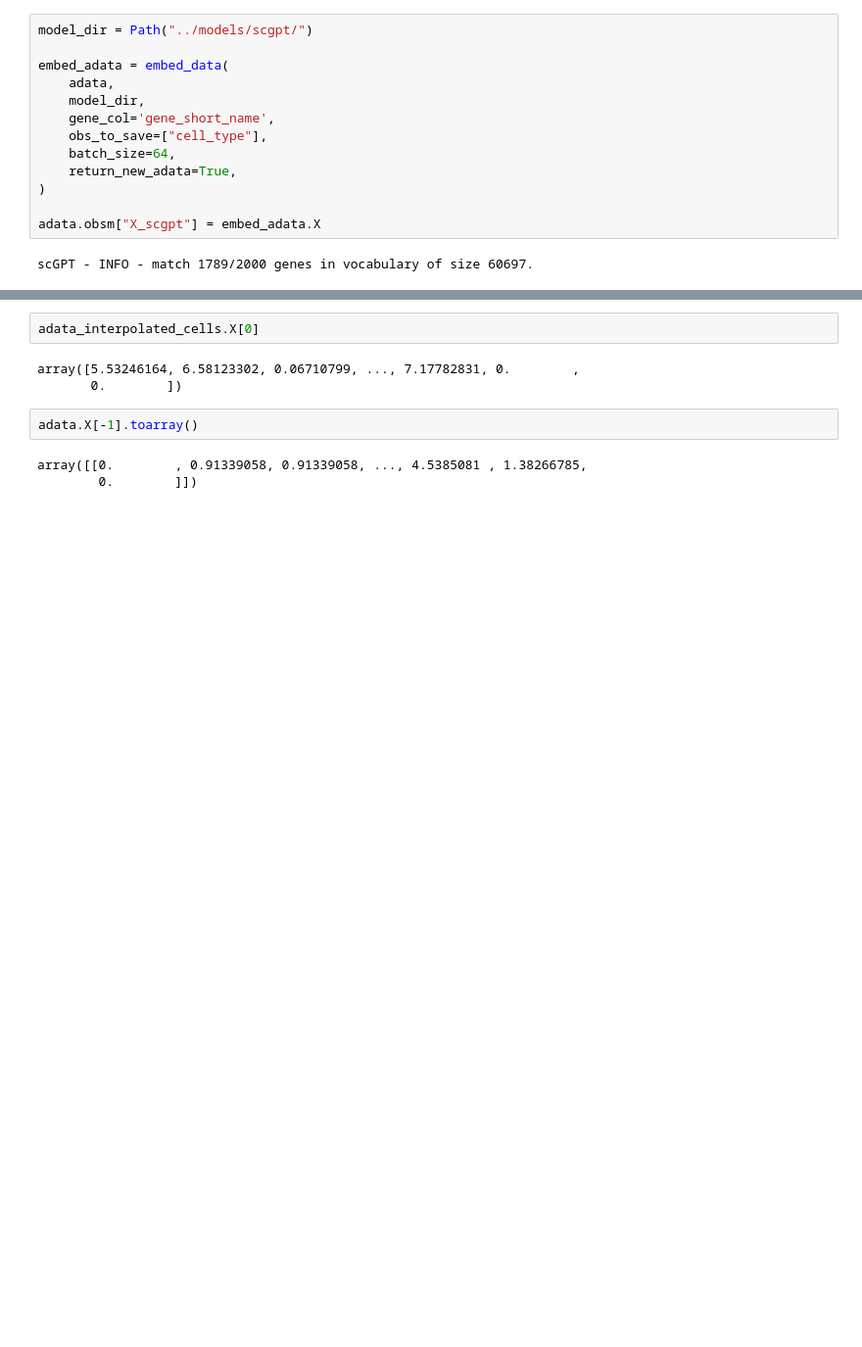
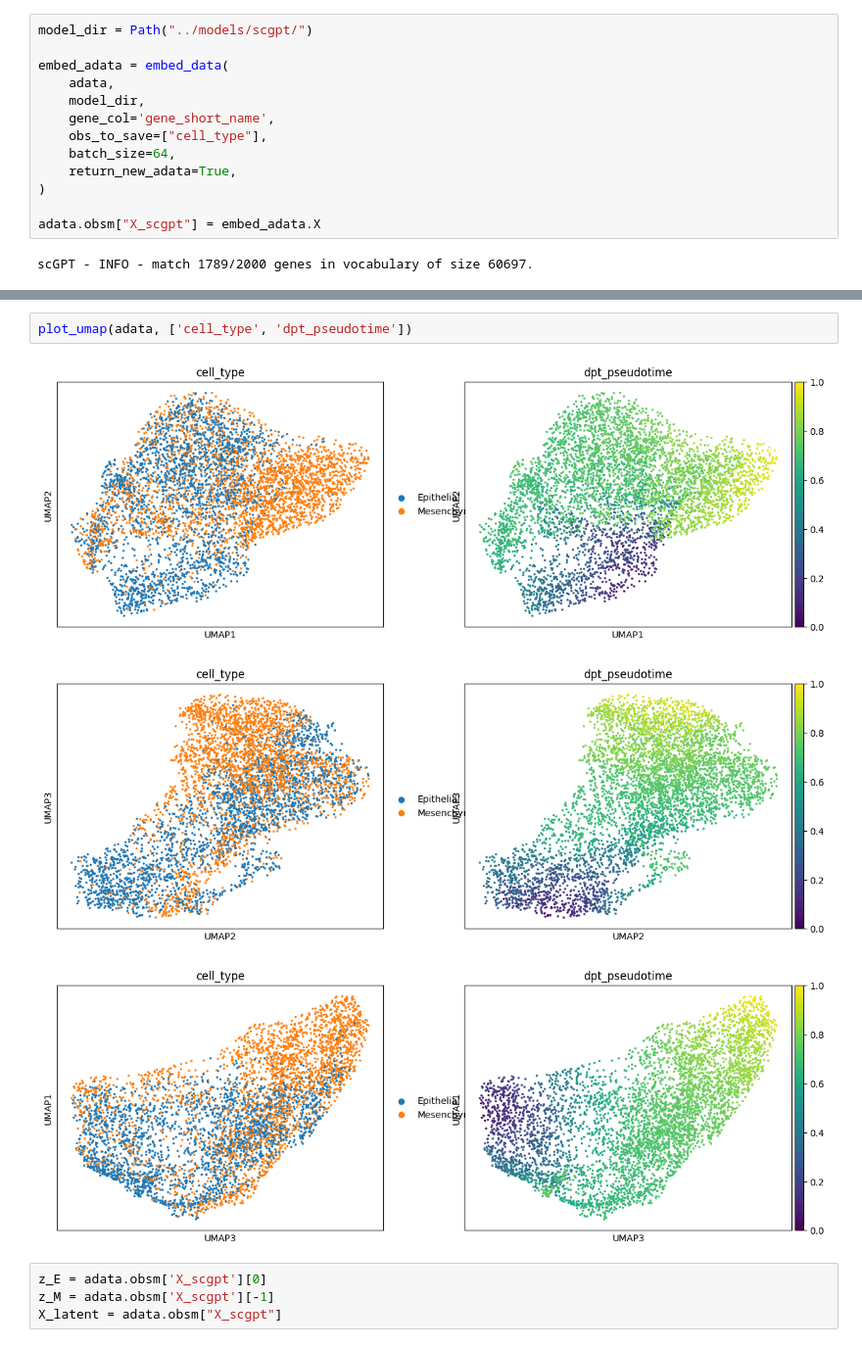
Before and after one commit to SamiaShashmi/fm-project, a Jupyter notebook: scripts/scgpt_emt.ipynb, the cells around one changed output, grey strips where cells are left out. Shown at 98% size. Drawn from its saved outputs; the diff is of its cells as text; blank space fills up the shorter version.

Commit message:
scgpt on emt done

```diff
--- a/scripts/scgpt_emt.ipynb
+++ b/scripts/scgpt_emt.ipynb
@@ -715,10 +44,10 @@ Available mesenchymal markers: ['VIM', 'FN1', 'SNAI2']
-# %%
-adata_interpolated_cells.X[0]
-# %% [output]
-array([5.53246164, 6.58123302, 0.06710799, ..., 7.17782831, 0.        ,
-       0.        ])
-# %%
-adata.X[-1].toarray()
-# %% [output]
-array([[0.        , 0.91339058, 0.91339058, ..., 4.5385081 , 1.38266785,
-        0.        ]])
+# %%
+plot_umap(adata, ['cell_type', 'dpt_pseudotime'])
+# %% [output]
+[figure, added]
+[figure, added]
+[figure, added]
+# %%
+z_E = adata.obsm['X_scgpt'][0]
+z_M = adata.obsm['X_scgpt'][-1]
+X_latent = adata.obsm["X_scgpt"]
```
Also changed, not shown: parts of 43 cells of this notebook, 7 other files.
